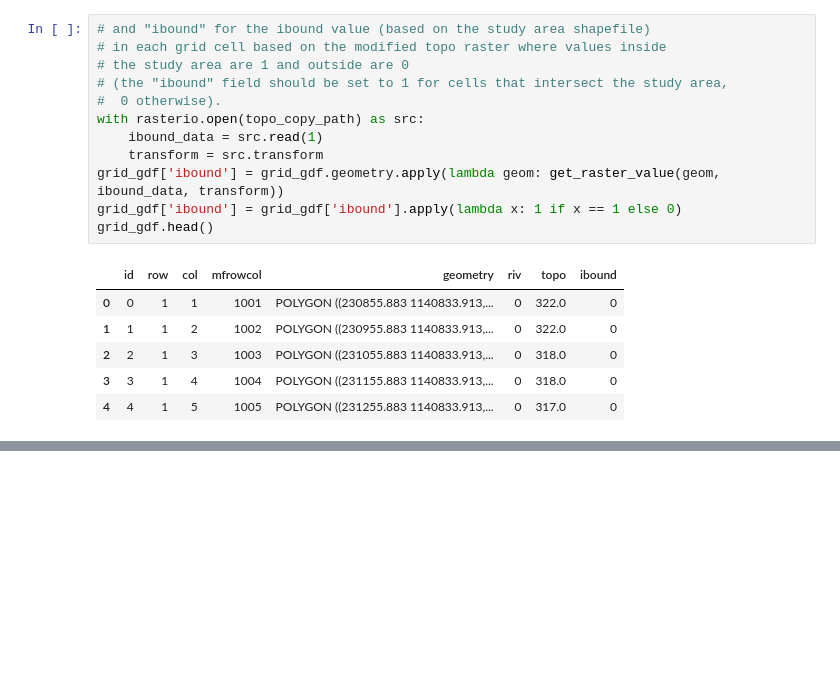
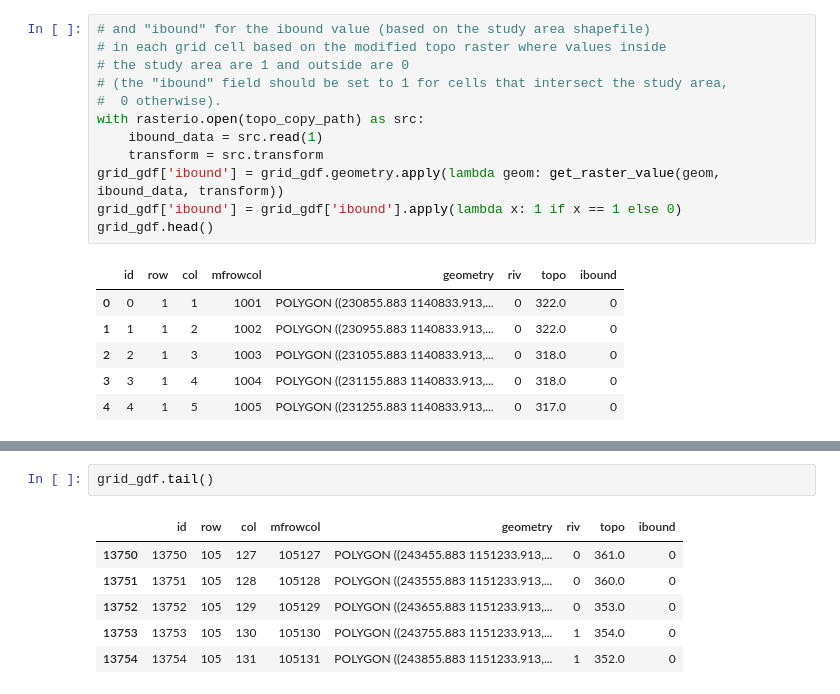
Before and after one commit to moussaguira/mine-t01, a Jupyter notebook: scripts/process_water.ipynb, the cells around one changed output, grey strips where cells are left out. Drawn from its saved outputs; the diff is of its cells as text; blank space fills up the shorter version.

```diff
--- a/scripts/process_water.ipynb
+++ b/scripts/process_water.ipynb
@@ -569,0 +608,9 @@ grid_gdf.head()
+# %%
+grid_gdf.tail()
+# %% [output]
+|  | id | row | col | mfrowcol | geometry | riv | topo | ibound |
+| 13750 | 13750 | 105 | 127 | 105127 | POLYGON ((243455.883 1151233.913,... | 0 | 361.0 | 0 |
+| 13751 | 13751 | 105 | 128 | 105128 | POLYGON ((243555.883 1151233.913,... | 0 | 360.0 | 0 |
+| 13752 | 13752 | 105 | 129 | 105129 | POLYGON ((243655.883 1151233.913,... | 0 | 353.0 | 0 |
+| 13753 | 13753 | 105 | 130 | 105130 | POLYGON ((243755.883 1151233.913,... | 1 | 354.0 | 0 |
+| 13754 | 13754 | 105 | 131 | 105131 | POLYGON ((243855.883 1151233.913,... | 1 | 352.0 | 0 |
```
Also changed, not shown: parts of 13 cells of this notebook, 2 other files.
